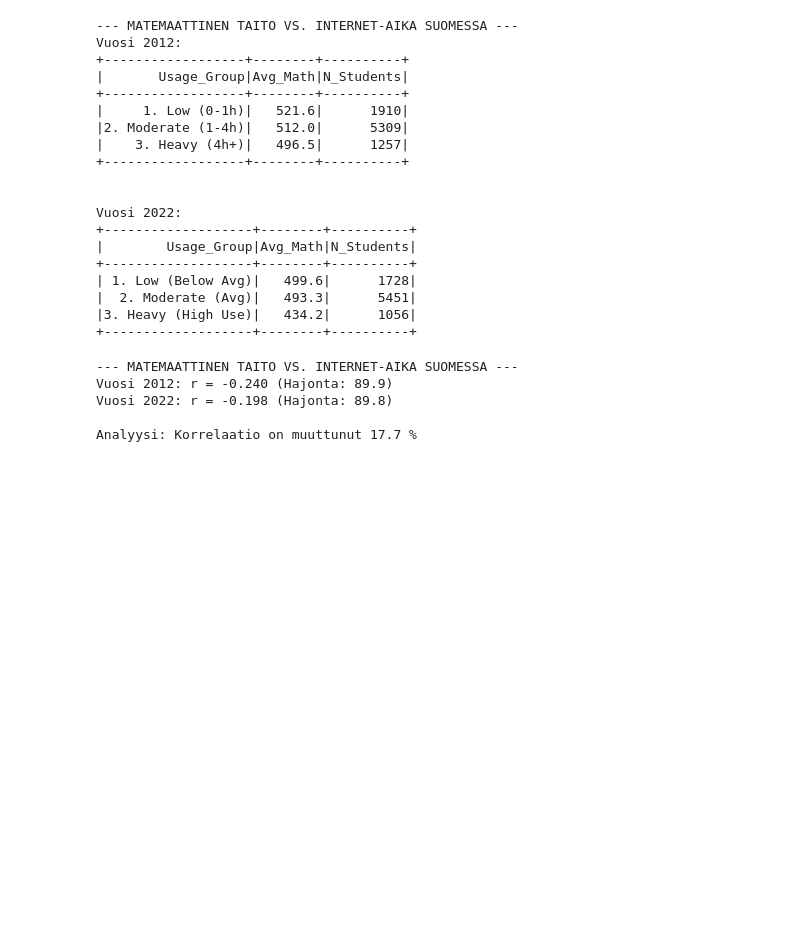
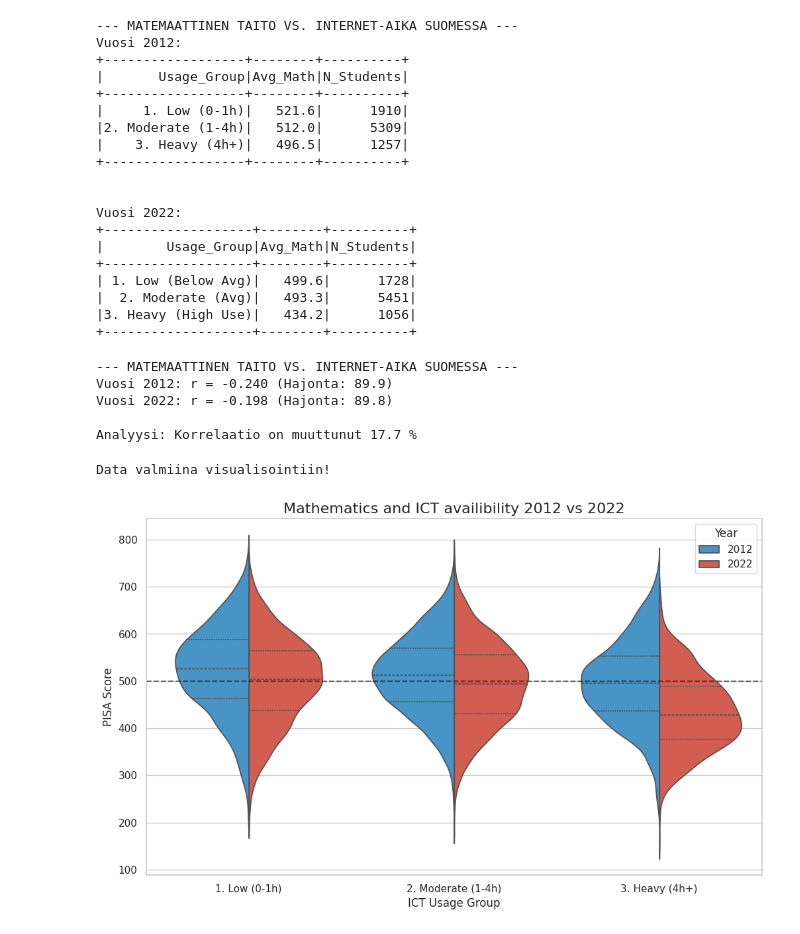
Before and after one commit to NiinaVahatalo/big-data-project, a Jupyter notebook: notebooks/math_finland.ipynb, the cells around one changed output. Drawn from its saved outputs; the diff is of its cells as text; code cells hidden in the pictures; blank space fills up the shorter version.

Commit message:
Visualization

```diff
--- a/notebooks/math_finland.ipynb
+++ b/notebooks/math_finland.ipynb
@@ -198,3 +219,58 @@ Vuosi 2012: r = -0.240 (Hajonta: 89.9)
 Vuosi 2022: r = -0.198 (Hajonta: 89.8)
 
 Analyysi: Korrelaatio on muuttunut 17.7 %
+# %%
+import pandas as pd
+
+# 1. Get and prepare 2012 data (Mathematics)
+df_12_raw = spark.read.format("mongodb").option("spark.mongodb.read.connection.uri", "mongodb://127.0.0.1:27017/pisa_database.year2012").load()
+df_12_sub = df_12_raw.filter(col("CNT") == "FIN").select(col("PV1MATH").alias("Score"), col("ICTWKDY"), lit("2012").alias("Year"))
+df_12_sub = df_12_sub.withColumn("Usage_Group",
+    when(col("ICTWKDY").isin(1, 2, 3), "1. Low (0-1h)")
+    .when(col("ICTWKDY").isin(4, 5), "2. Moderate (1-4h)")
+    .when(col("ICTWKDY").isin(6, 7), "3. Heavy (4h+)")
+    .otherwise(None)).filter(col("Usage_Group").isNotNull())
+
+# 2. Get and prepare 2022 data (Mathematics)
+df_22_raw = spark.read.format("mongodb").option("spark.mongodb.read.connection.uri", "mongodb://127.0.0.1:27017/pisa_database.year2022").load()
+df_22_sub = df_22_raw.filter(col("CNT") == "FIN").select(col("PV1MATH").alias("Score"), col("ICTWKDY"), lit("2022").alias("Year"))
+df_22_sub = df_22_sub.withColumn("Usage_Group",
+    when(col("ICTWKDY") < -0.5, "1. Low (0-1h)")
+    .when((col("ICTWKDY") >= -0.5) & (col("ICTWKDY") <= 1.0), "2. Moderate (1-4h)")
+    .when(col("ICTWKDY") > 1.0, "3. Heavy (4h+)")
+    .otherwise(None)).filter(col("Usage_Group").isNotNull())
+
+# 3. Combining years and converting to Pandas (use .limit(5000) if memory issues
+df_combined = df_12_sub.union(df_22_sub).toPandas()
+
+df_combined["Score"] = pd.to_numeric(df_combined["Score"])
+print("Data valmiina visualisointiin!")
+# %% [output]
+Data valmiina visualisointiin!
+# %%
+import seaborn as sns
+import matplotlib.pyplot as plt
+
+# Transform Usage_Group to ordered categorical for better plotting
+df_combined["Usage_Group"] = pd.Categorical(df_combined["Usage_Group"],
+    categories=["1. Low (0-1h)", "2. Moderate (1-4h)", "3. Heavy (4h+)"],
+    ordered=True)
+
+plt.figure(figsize=(12, 7))
+sns.set_theme(style="whitegrid")
+
+
+ax = sns.violinplot(x="Usage_Group", y="Score", hue="Year", data=df_combined,
+                    split=True, inner="quart", palette={"2012": "#3498db", "2022": "#e74c3c"})
+
+# Lisätään selitykset (Vaihda tähän "Matematiikka" tai "Lukutaito")
+plt.title('Mathematics and ICT availibility 2012 vs 2022', fontsize=16)
+plt.ylabel('PISA Score')
+plt.xlabel('ICT Usage Group')
+
+# Korostetaan 500 pisteen rajaa (OECD-keskiarvon tavoite)
+plt.axhline(500, color='black', linestyle='--', alpha=0.5)
+
+plt.show()
+# %% [output]
+[figure, added]
```
Also changed, not shown: parts of 4 cells of this notebook, 2 other files.
